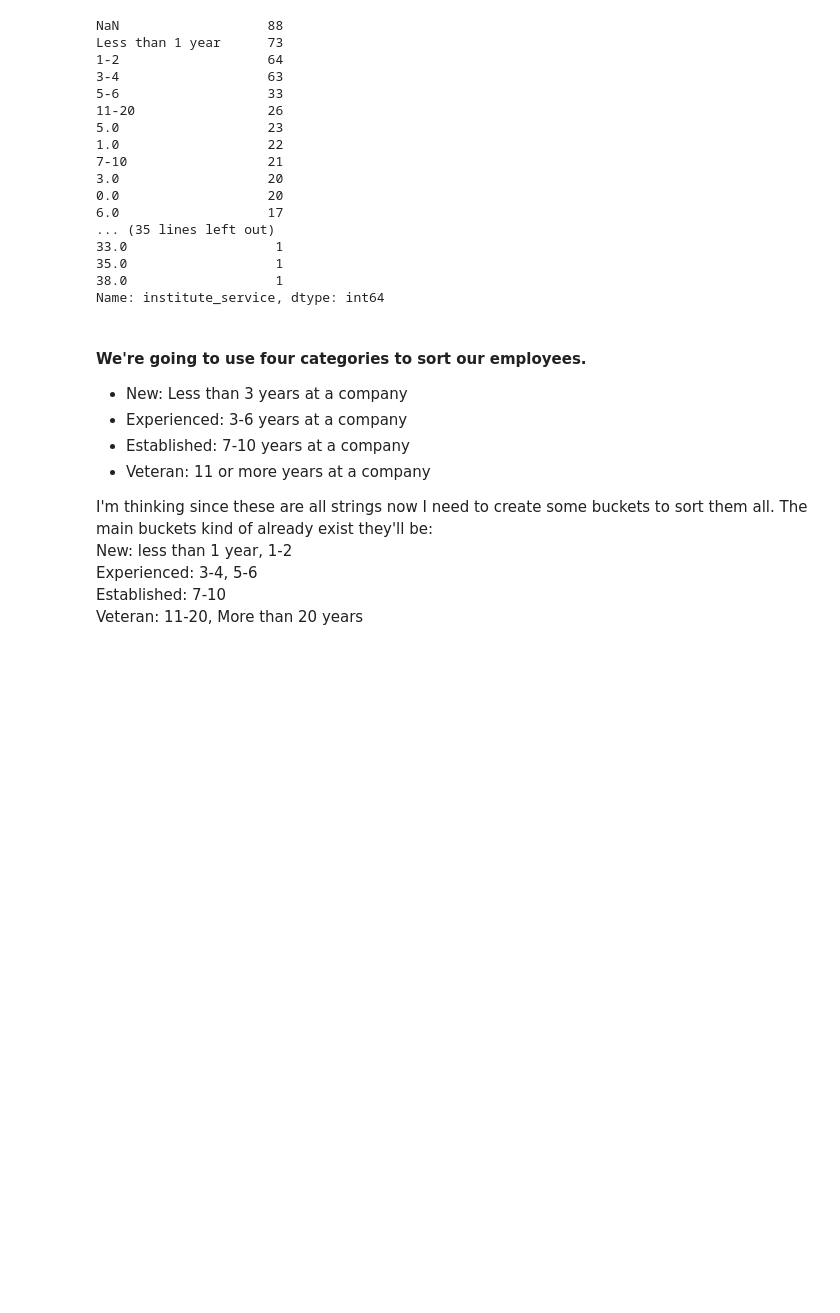
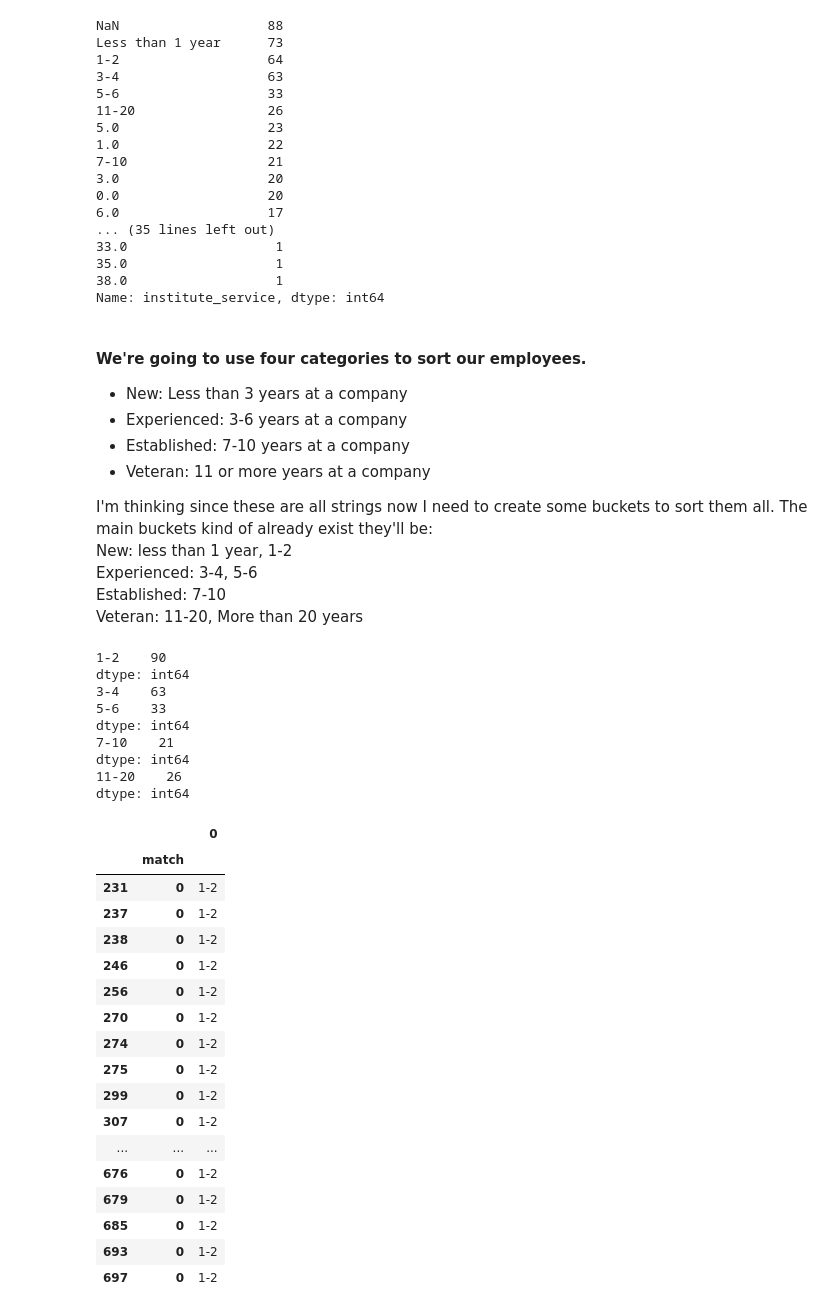
Before and after one commit to capncrockett/Dataquest, a Jupyter notebook: emp_exit_surveys/exit_surveys.ipynb, the cells around one changed output. Cells and saved outputs as stored; diff of their text form; code cells hidden in the pictures; blank space fills up the shorter version.

Commit message:
Add regex patterns to sort institue service years.

```diff
--- a/emp_exit_surveys/exit_surveys.ipynb
+++ b/emp_exit_surveys/exit_surveys.ipynb
@@ -592,3 +592,46 @@ Veteran: 11-20, More than 20 years
 # %%
 combined_updated['institute_service'] = combined_updated['institute_service'].astype('str')
 # combined_updated['institute_service'].value_counts(ascending=True)
+# pattern = r"([1-3]["-"][1-3])"
+new_pattern = combined_updated['institute_service'].str.extractall(r"([1][-][2])")
+exp_pattern = combined_updated['institute_service'].str.extractall(r"([3-5][-][4-6])")
+est_pattern = combined_updated['institute_service'].str.extractall(r"([7][-][1][0])")
+vet_pattern = combined_updated['institute_service'].str.extractall(r"([1][1][-][2][0])")
+
+
+print(new_pattern.value_counts())
+print(exp_pattern.value_counts())
+print(est_pattern.value_counts())
+print(vet_pattern.value_counts())
+
+combined_updated[combined_updated['institute_service'] == '1-2']
+
+new_pattern.tail(60)
+# %% [output]
+1-2    90
+dtype: int64
+3-4    63
+5-6    33
+dtype: int64
+7-10    21
+dtype: int64
+11-20    26
+dtype: int64
+|  |  | 0 |
+|  | match |  |
+| 231 | 0 | 1-2 |
+| 237 | 0 | 1-2 |
+| 238 | 0 | 1-2 |
+| 246 | 0 | 1-2 |
+| 256 | 0 | 1-2 |
+| 270 | 0 | 1-2 |
+| 274 | 0 | 1-2 |
+| 275 | 0 | 1-2 |
+| 299 | 0 | 1-2 |
+| 307 | 0 | 1-2 |
+| ... | ... | ... |
+| 676 | 0 | 1-2 |
+| 679 | 0 | 1-2 |
+| 685 | 0 | 1-2 |
+| 693 | 0 | 1-2 |
+| 697 | 0 | 1-2 |
```
